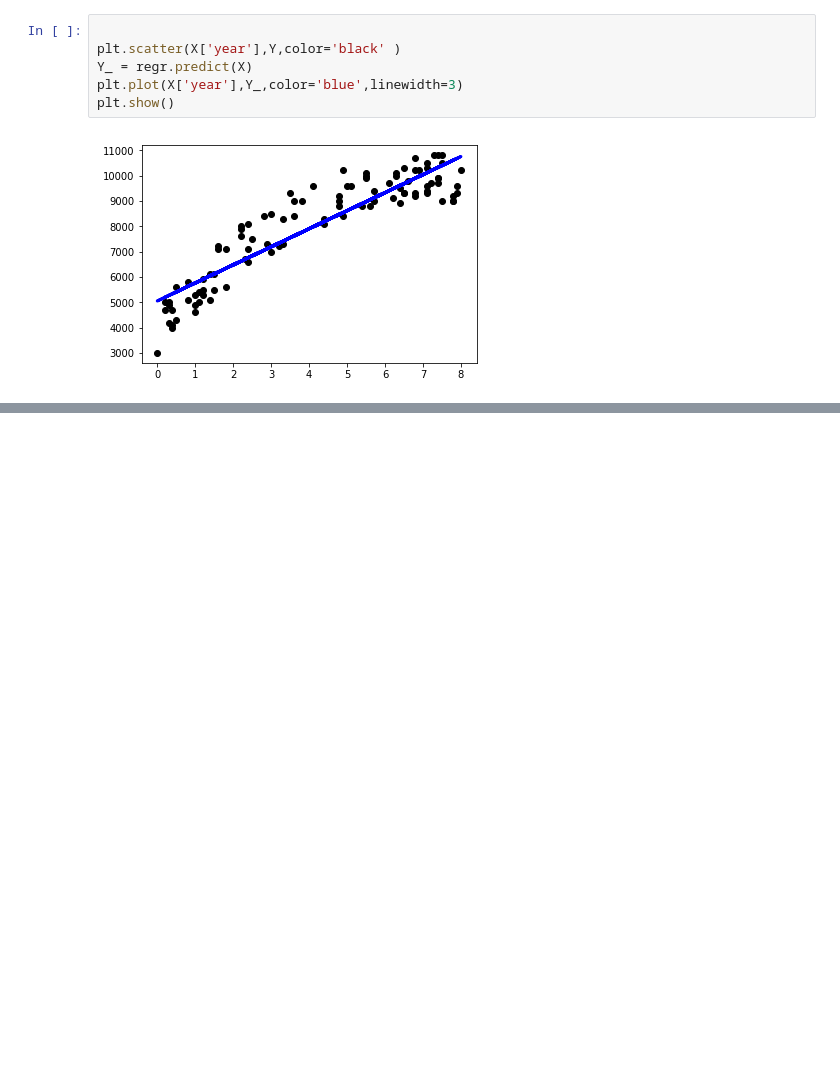
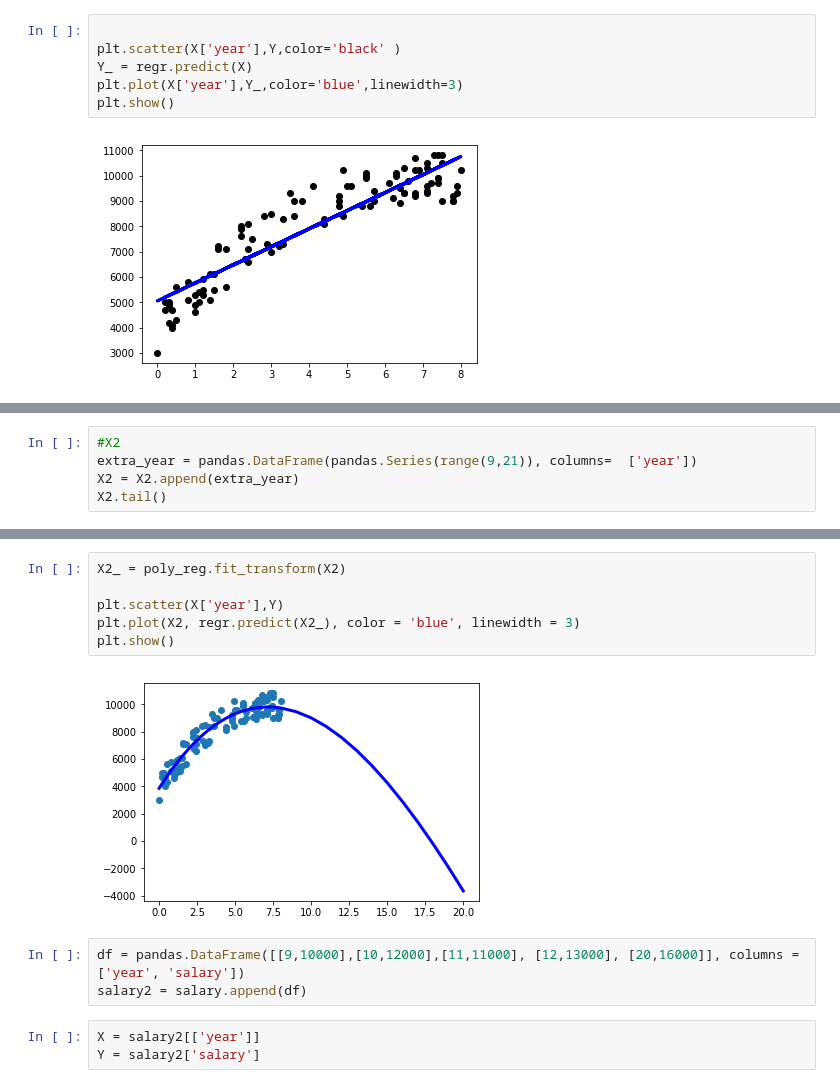
Before and after one commit to ywchiu/tibamepy, a Jupyter notebook: Demo20180505.ipynb, the cells around one changed output, grey strips where cells are left out. Saved outputs shown, nothing was run; the diff lists cells and outputs as text; blank space fills up the shorter version.

```diff
--- a/Demo20180505.ipynb
+++ b/Demo20180505.ipynb
@@ -46,0 +96,5 @@ plt.show()
+# %%
+#X2
+extra_year = pandas.DataFrame(pandas.Series(range(9,21)), columns=  ['year'])
+X2 = X2.append(extra_year)
+X2.tail()
@@ -46,0 +108,14 @@ plt.show()
+# %%
+X2_ = poly_reg.fit_transform(X2)
+
+plt.scatter(X['year'],Y)
+plt.plot(X2, regr.predict(X2_), color = 'blue', linewidth = 3)
+plt.show()
+# %% [output]
+[figure, added]
+# %%
+df = pandas.DataFrame([[9,10000],[10,12000],[11,11000], [12,13000], [20,16000]], columns = ['year', 'salary'])
+salary2 = salary.append(df)
+# %%
+X = salary2[['year']]
+Y = salary2['salary']
```
Also changed, not shown: parts of 19 cells of this notebook.
